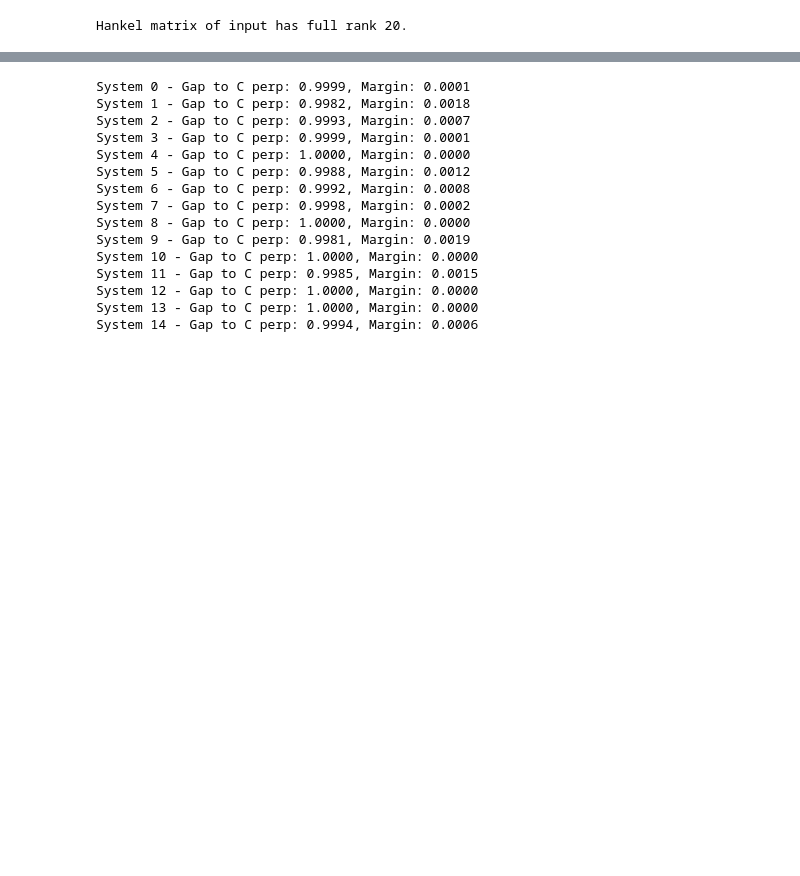
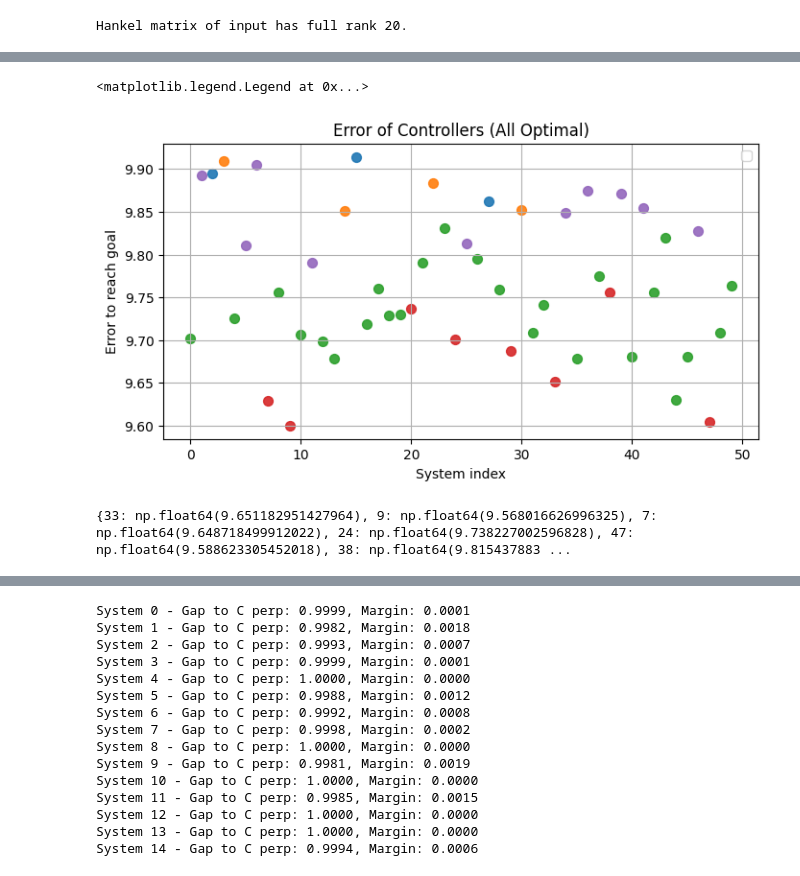
Before and after one commit to PeilinZhang/4YP, a Jupyter notebook: Grouping.ipynb, the cells around one changed output, grey strips where cells are left out. Drawn from its saved outputs; the diff is of its cells as text; code cells hidden in the pictures; blank space fills up the shorter version.

```diff
--- a/Grouping.ipynb
+++ b/Grouping.ipynb
@@ -646,29 +739,50 @@ plt.title("Error under Leader's Controller")
 # %%
 #All optimal example
 error_optimal = {}
 for i in range(num_systems):
     A = stored_A[i]
     B = stored_B[i]
     K = LQR_wrapper(u, stored_x[i])
-    error = control_effectiveness(A, B, K)
-    error_optimal[i] = error
+    error_o = control_effectiveness(A, B, K)
+    error_optimal[i] = error_o
 
 plt.figure(figsize=(8, 4))
 for g in groups:
     leader = g["leader"]
     members = g["members"]
     plt.scatter(
         members,
         [error_optimal[m] for m in members],
         color=leader_color[leader],
         s=50,
         alpha=0.9,
     )
 plt.grid(True)
 plt.xlabel("System index")
 plt.ylabel("Error to reach goal")
 plt.title("Error of Controllers (All Optimal)")
 plt.legend()
+# %% [output]
+<matplotlib.legend.Legend at 0x...>
+[figure, added]
+# %%
+# import csv
+# print(error)
+with open("cluster_control_error.csv", "w", newline="") as f:
+    writer = csv.writer(f)
+    # header
+    writer.writerow(["index", "leader", "error"])
+    for i in range(N):
+        writer.writerow([i, leader_of[i], error[i]])
+
+with open("optimal_control_error.csv", "w", newline="") as f:
+    writer = csv.writer(f)
+    # header
+    writer.writerow(["index", "leader", "error"])
+    for i in range(N):
+        writer.writerow([i, leader_of[i], error_optimal[i]])
+# %% [output]
+{33: np.float64(9.651182951427964), 9: np.float64(9.568016626996325), 7: np.float64(9.648718499912022), 24: np.float64(9.738227002596828), 47: np.float64(9.588623305452018), 38: np.float64(9.815437883 ...
 # %%
 #proof of controllability (old)
 
```
Also changed, not shown: parts of 18 cells of this notebook, 14 other files.
